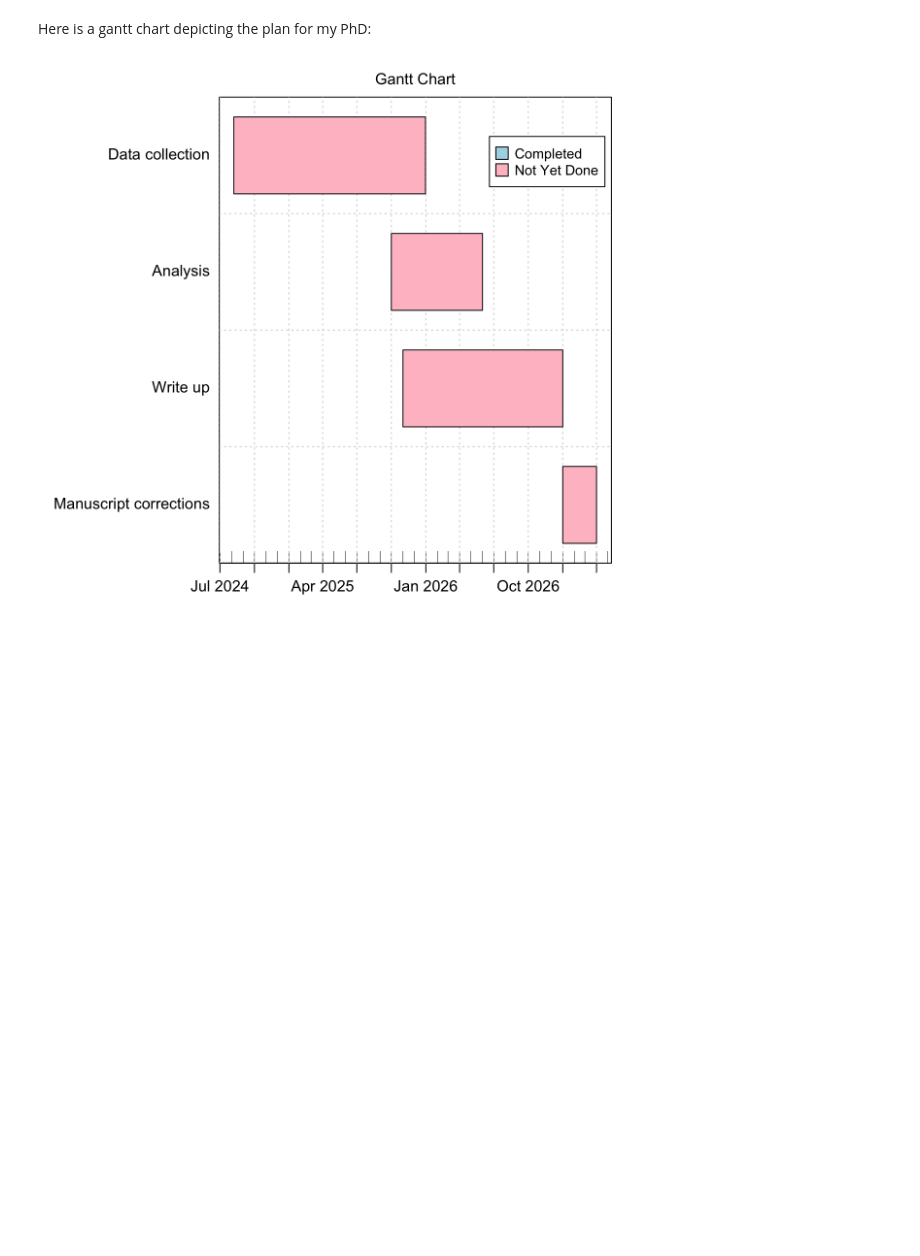
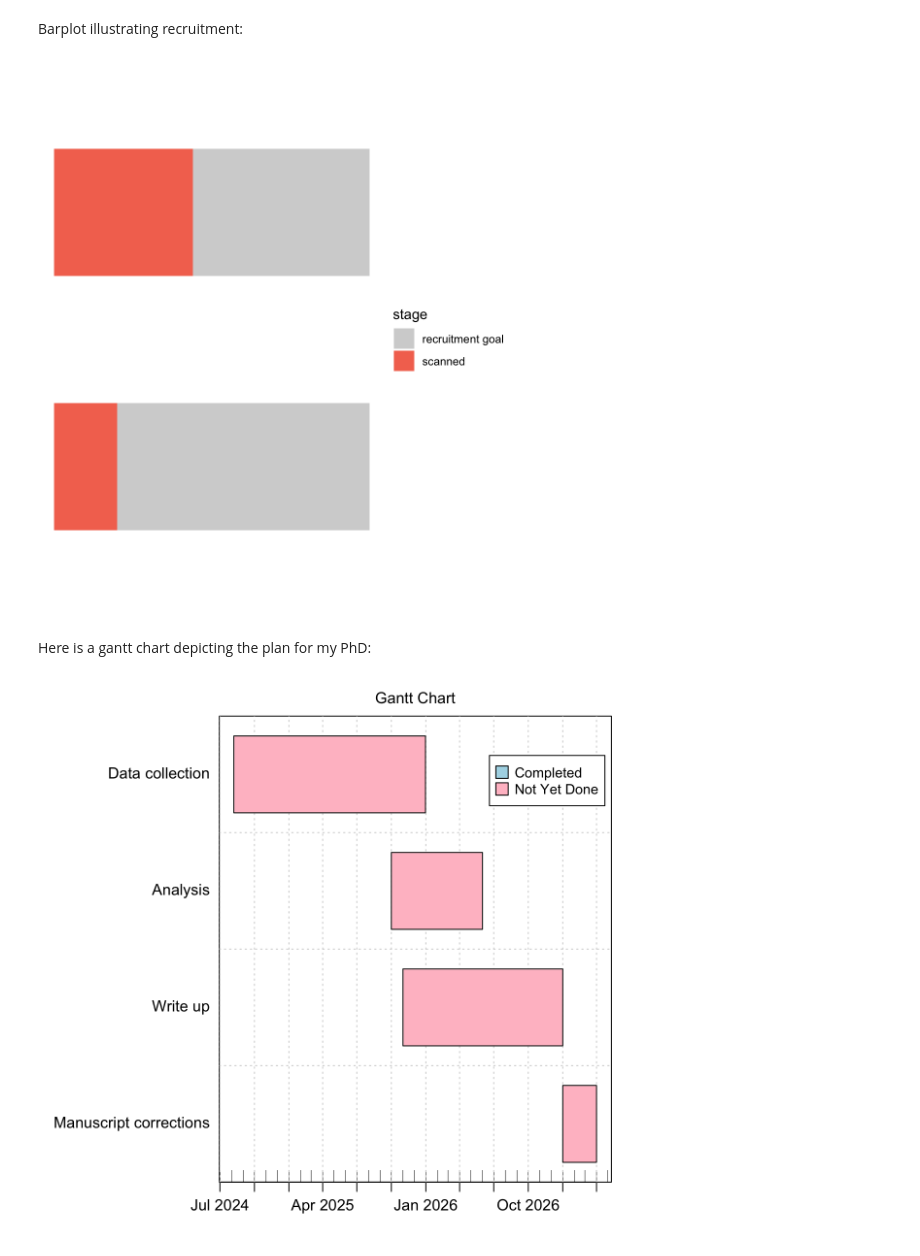
Before and after one commit to juliam98/phd-upgrade-proposal, a Jupyter notebook: notebooks/plots.out.ipynb, the cells around one changed output. Saved outputs shown, nothing was run; the diff lists cells and outputs as text; code cells hidden in the pictures; blank space fills up the shorter version.

```diff
--- a/notebooks/plots.out.ipynb
+++ b/notebooks/plots.out.ipynb
@@ -15,5 +45,25 @@ Registered S3 methods overwritten by 'ggpp':
-# %% [markdown]
-Here is a gantt chart depicting the plan for my PhD:
+# %% [markdown]
+Barplot illustrating recruitment:
+# %%
+# library
+library(ggplot2)
+
+# create a dataset
+participant_type <- c(rep("SZ" , 2), rep("HC" , 2))
+stage <- rep(c("scanned" , "recruitment goal") , 2)
+value <- c(11, 14, 5, 20)
+data <- data.frame(participant_type,stage,value)
+
+# Grouped
+ggplot(data, aes(fill=stage, y=value, x=participant_type)) +
+    geom_bar(position="stack", stat="identity", width = 0.5) +
+    scale_fill_manual(values=c("#D3D3D3", "#f4745e", "#D3D3D3", "#56B4E9")) +
+    theme_void() +
+    coord_flip()
+# %% [output]
+[figure, added]
+# %% [markdown]
+Here is a gantt chart depicting the plan for my PhD:
 # %%
 library(plan)
 
```
Also changed, not shown: parts of 3 cells of this notebook, 27 other files.
